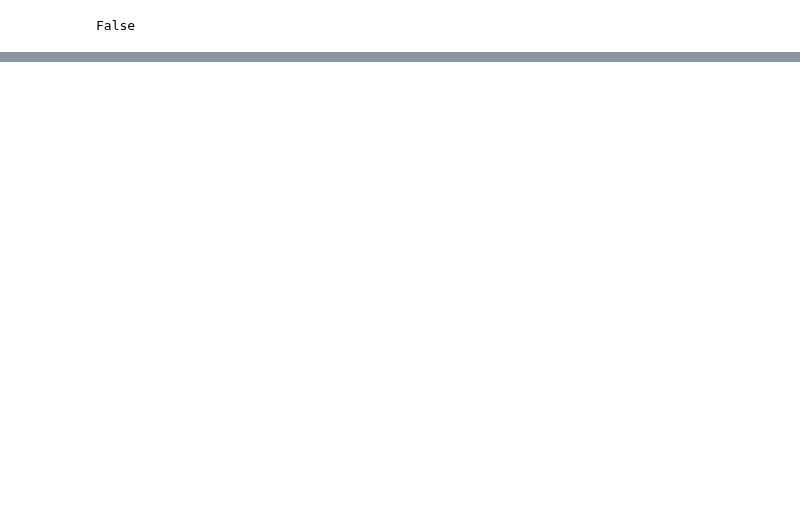
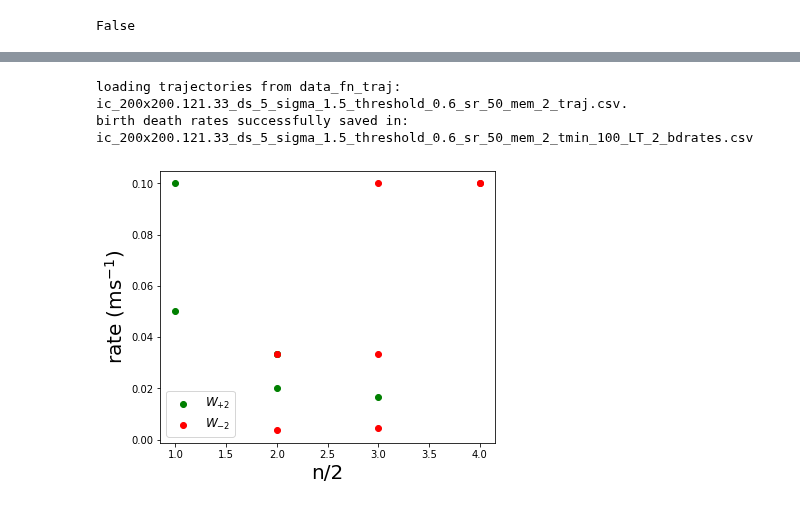
Before and after one commit to timtyree/care, a Jupyter notebook: notebooks/Generate Birth-Death Rates for a Folder of Initial Conditions.ipynb, the cells around one changed output, grey strips where cells are left out. Cells and saved outputs as stored; diff of their text form; code cells hidden in the pictures; blank space fills up the shorter version.

```diff
--- a/notebooks/Generate Birth-Death Rates for a Folder of Initial Conditions.ipynb
+++ b/notebooks/Generate Birth-Death Rates for a Folder of Initial Conditions.ipynb
@@ -137,0 +157,8 @@ False
+# %%
+kwargs['beeping'] = True
+kwargs['asserting'] = True
+kwargs['plotting'] = True
+kwargs['printing'] = True
+kwargs['nsteps'] = 10**4
+# %%
+tip_log_dir, kwargs      = generate_tip_logs(initial_condition_dir=file, **kwargs)
@@ -137,0 +182,2 @@ False
+# %%
+tip_position_dir = postprocess_tip_logs(tip_log_dir, **kwargs)
@@ -137,0 +188,2 @@ False
+# %%
+data_fn_trajectories     = track_tip_trajectories(tip_position_dir, **kwargs)
@@ -137,0 +196,6 @@ False
+# %%
+data_fn_bdrates  = compute_birth_death_rates(data_fn_trajectories, **kwargs)
+# %% [output]
+loading trajectories from data_fn_traj: ic_200x200.121.33_ds_5_sigma_1.5_threshold_0.6_sr_50_mem_2_traj.csv.
+birth death rates successfully saved in: ic_200x200.121.33_ds_5_sigma_1.5_threshold_0.6_sr_50_mem_2_tmin_100_LT_2_bdrates.csv
+[figure, added]
```
Also changed, not shown: parts of 13 cells of this notebook, 3 other files.
